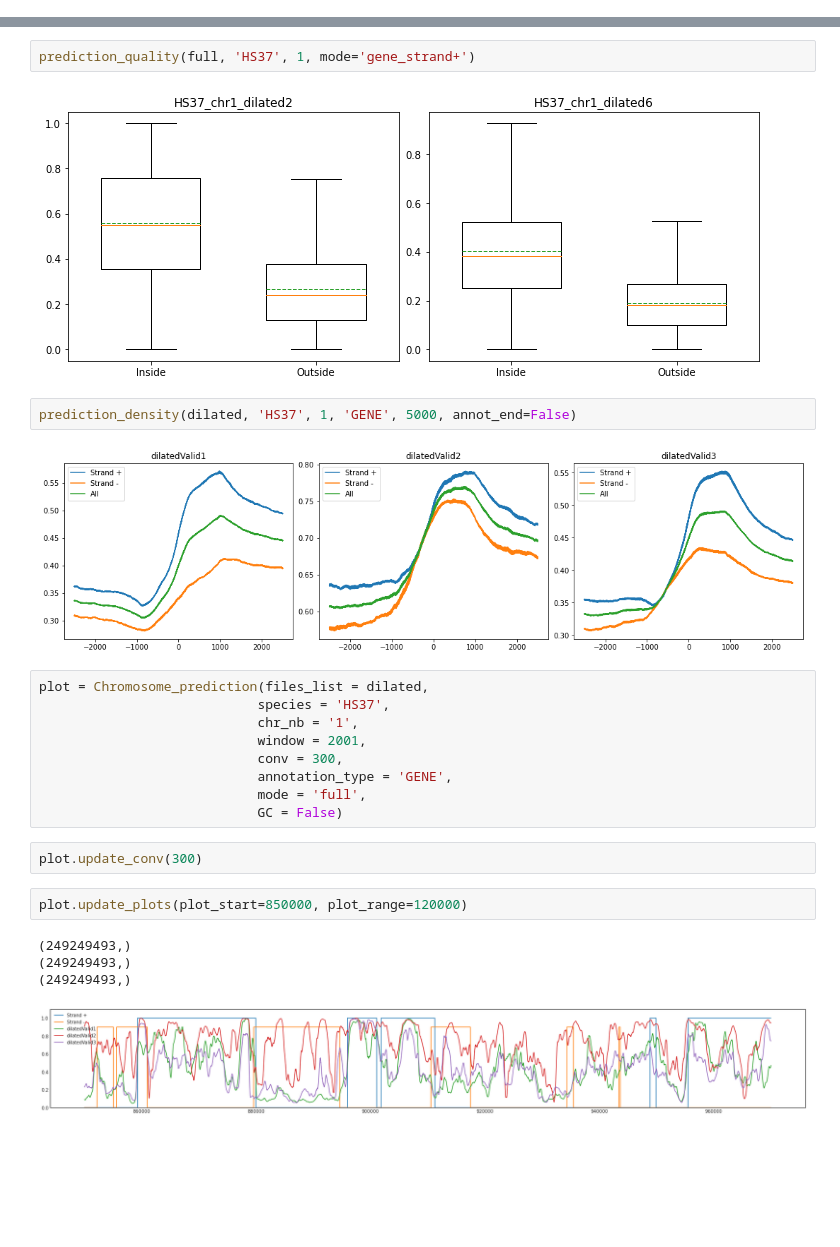
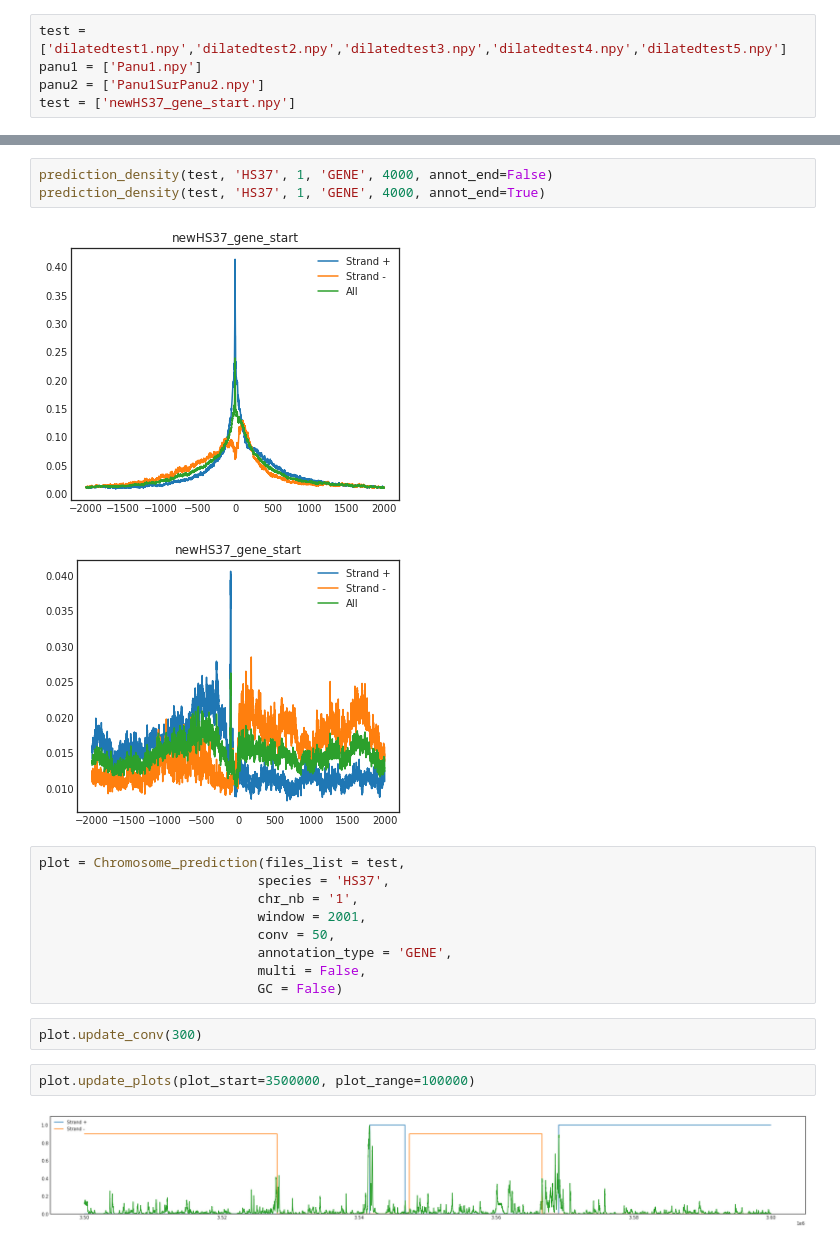
Before and after one commit to Lou-Duron/DeepCNN_annotation-MNHN, a Jupyter notebook: Prediction_analysis.ipynb, the cells around one changed output, grey strips where cells are left out. Cells and saved outputs as stored; diff of their text form; blank space fills up the shorter version.

```diff
--- a/Prediction_analysis.ipynb
+++ b/Prediction_analysis.ipynb
@@ -10 +7,6 @@ dilated = ['dilatedValid1.npy','dilatedValid2.npy','dilatedValid3.npy']
+# %%
+test = ['dilatedtest1.npy','dilatedtest2.npy','dilatedtest3.npy','dilatedtest4.npy','dilatedtest5.npy']
+panu1 = ['Panu1.npy']
+panu2 = ['Panu1SurPanu2.npy']
+test = ['newHS37_gene_start.npy']
 # %%
@@ -12,26 +16,21 @@ prediction_quality(dilated, 'HS37', 1, mode='gene_strand+')
-# %%
-prediction_quality(full, 'HS37', 1, mode='gene_strand+')
-# %% [output]
-[figure, removed]
 # %%
-prediction_density(dilated, 'HS37', 1, 'GENE', 5000, annot_end=False)
+prediction_density(test, 'HS37', 1, 'GENE', 4000, annot_end=False)
+prediction_density(test, 'HS37', 1, 'GENE', 4000, annot_end=True)
 # %% [output]
-[figure, old version]
+[figure, new version]
+[figure, added]
 # %%
-plot = Chromosome_prediction(files_list = dilated,
+plot = Chromosome_prediction(files_list = test,
                             species = 'HS37',
                             chr_nb = '1',
                             window = 2001,
-                            conv = 300,
+                            conv = 50,
                             annotation_type = 'GENE',
-                            mode = 'full',
+                            multi = False,
                             GC = False)
 # %%
 plot.update_conv(300)
 # %%
-plot.update_plots(plot_start=850000, plot_range=120000)
+plot.update_plots(plot_start=3500000, plot_range=100000)
 # %% [output]
-(249249493,)
-(249249493,)
-(249249493,)
-[figure, old version]
+[figure, new version]
```
Also changed, not shown: parts of 5 cells of this notebook, 13 other files.
